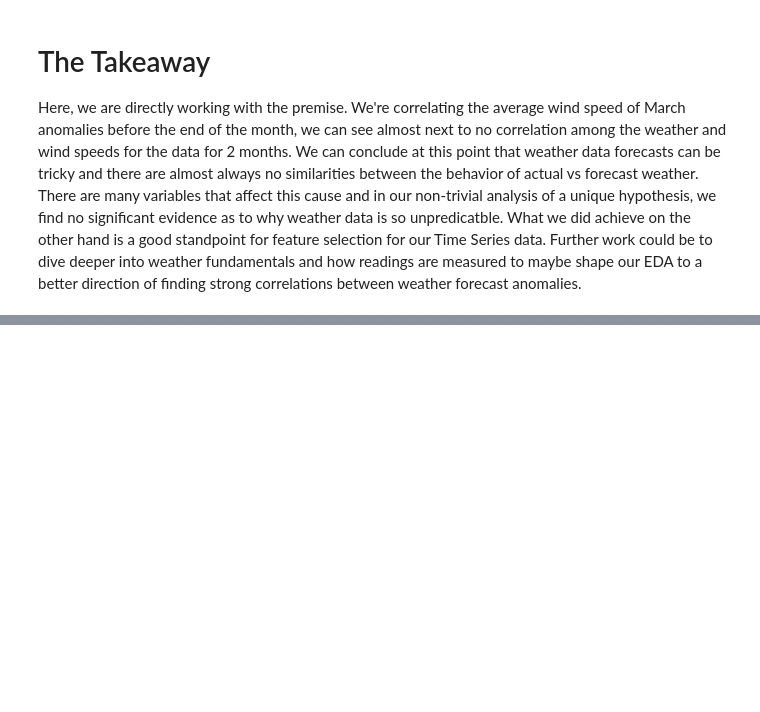
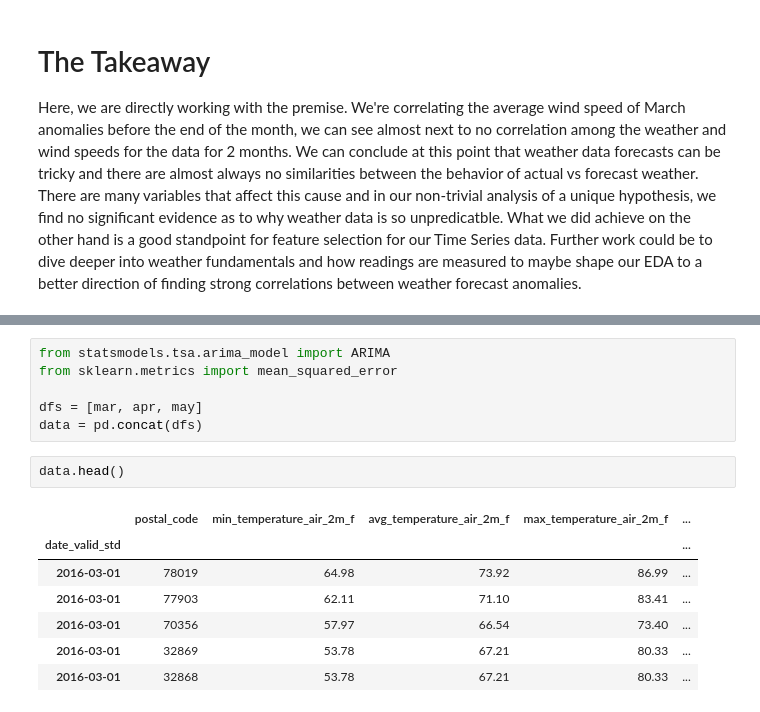
Before and after one commit to SSDI-TEAM6/OnPointForecast, a Jupyter notebook: MainMLNotebook.ipynb, the cells around one changed output, grey strips where cells are left out. Cells and saved outputs as stored; diff of their text form; blank space fills up the shorter version.

Commit message:
ARIMA report update

```diff
--- a/MainMLNotebook.ipynb
+++ b/MainMLNotebook.ipynb
@@ -195,0 +206,16 @@ Here, we are directly working with the premise. We're correlating the average wi
+# %%
+from statsmodels.tsa.arima_model import ARIMA
+from sklearn.metrics import mean_squared_error
+
+dfs = [mar, apr, may]
+data = pd.concat(dfs)
+# %%
+data.head()
+# %% [output]
+|  | postal_code | min_temperature_air_2m_f | avg_temperature_air_2m_f | max_temperature_air_2m_f | ... |
+| date_valid_std |  |  |  |  | ... |
+| 2016-03-01 | 78019 | 64.98 | 73.92 | 86.99 | ... |
+| 2016-03-01 | 77903 | 62.11 | 71.10 | 83.41 | ... |
+| 2016-03-01 | 70356 | 57.97 | 66.54 | 73.40 | ... |
+| 2016-03-01 | 32869 | 53.78 | 67.21 | 80.33 | ... |
+| 2016-03-01 | 32868 | 53.78 | 67.21 | 80.33 | ... |
```
Also changed, not shown: parts of 7 cells of this notebook, 3 other files.
